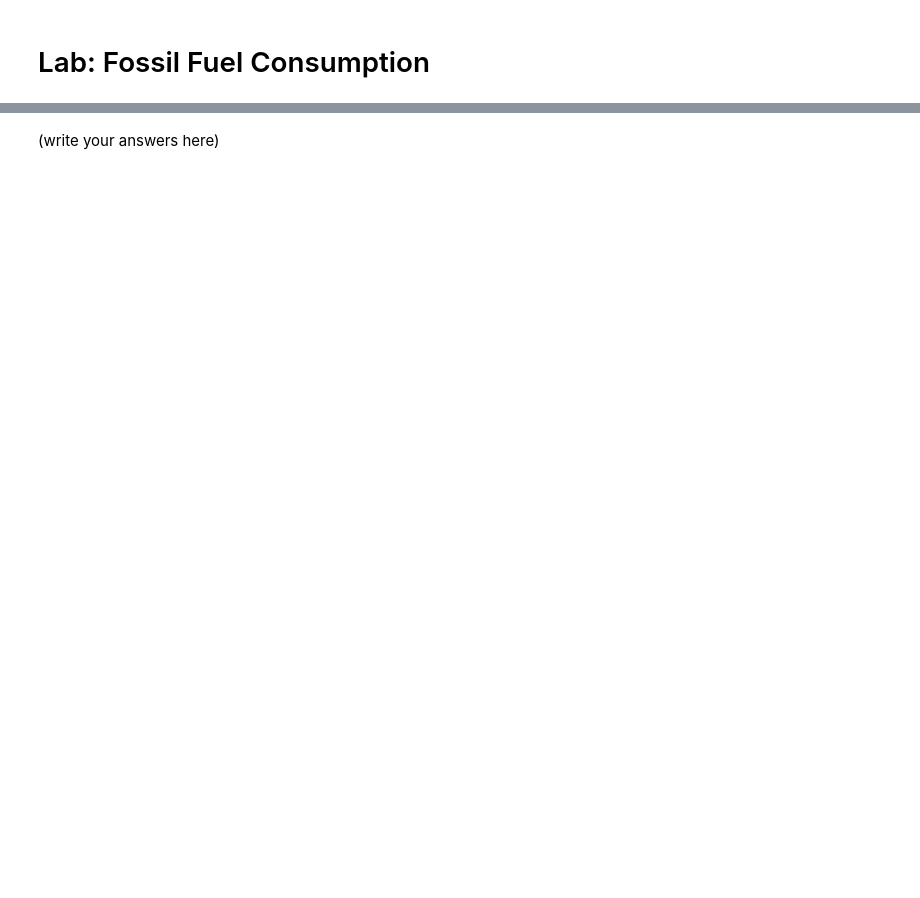
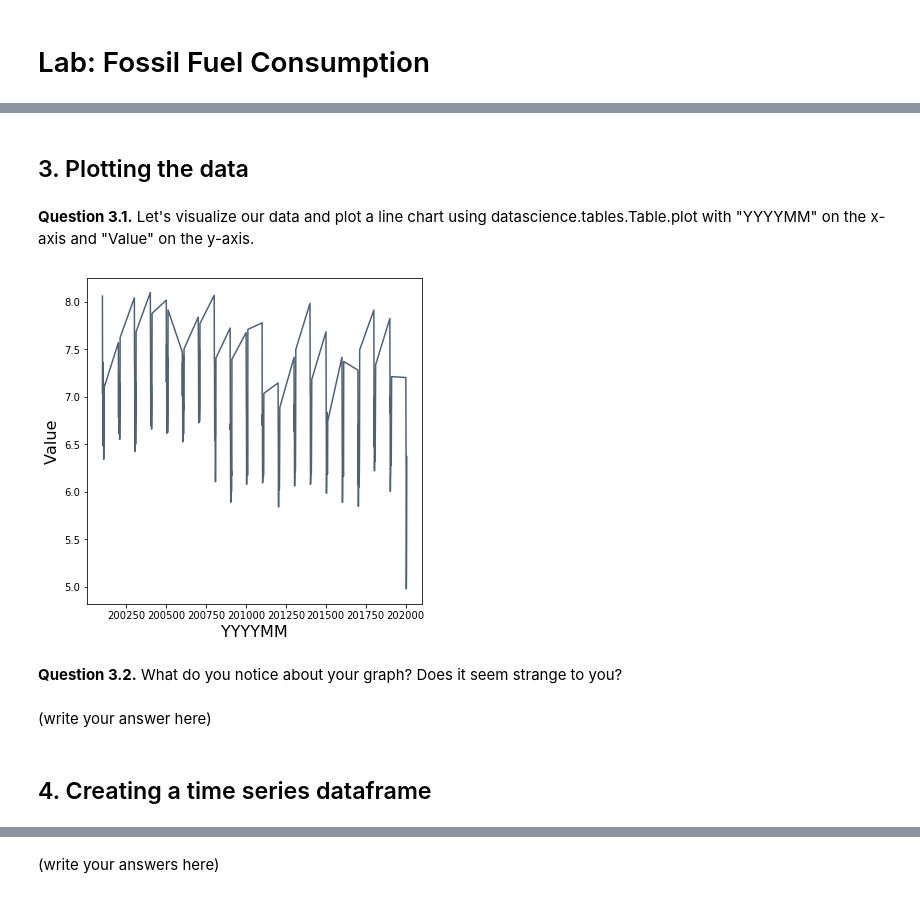
Before and after one commit to ucsb-ds/f20-fellows-projects, a Jupyter notebook: angelchen-fossil-fuel/fossil-fuel.ipynb, the cells around one changed output, grey strips where cells are left out. Saved outputs shown, nothing was run; the diff lists cells and outputs as text; code cells hidden in the pictures; blank space fills up the shorter version.

Commit message:
Add files via upload
uploading final version of project (with answers)

```diff
--- a/angelchen-fossil-fuel/fossil-fuel.ipynb
+++ b/angelchen-fossil-fuel/fossil-fuel.ipynb
@@ -35 +29,6 @@ import pandas as pd
+# %%
+## your code here
+
+from datascience import *
+table = Table.read_table("fossil_fuel_consumption.csv")
 # %% [markdown]
@@ -38,0 +50,7 @@ Since we are investigating monthly consumption, we are not interested in dates t
+# %%
+## your code here
+
+table2 = table.where("MSN","FFTCBUS")
+table3 = table2.where("YYYYMM", are.above(200013))
+
+table3
@@ -38,0 +74,9 @@ Since we are investigating monthly consumption, we are not interested in dates t
+# %%
+## your code here
+
+print(table3.column("YYYYMM"))
+
+import numpy as np
+table4 = table3.exclude(np.arange(12, 254, step=13))
+
+print(table4.column("YYYYMM"))
@@ -38,0 +101,19 @@ Since we are investigating monthly consumption, we are not interested in dates t
+# %% [markdown]
+## 3. Plotting the data
+# %% [markdown]
+**Question 3.1.** Let's visualize our data and plot a line chart using datascience.tables.Table.plot with "YYYYMM" on the x-axis and "Value" on the y-axis.
+# %%
+import matplotlib
+%matplotlib inline
+
+## your code here
+
+table4.plot('YYYYMM', 'Value')
+# %% [output]
+[figure, added]
+# %% [markdown]
+**Question 3.2.** What do you notice about your graph? Does it seem strange to you?
+# %% [markdown]
+(write your answer here)
+# %% [markdown]
+## 4. Creating a time series dataframe
```
Also changed, not shown: parts of 44 cells of this notebook.
